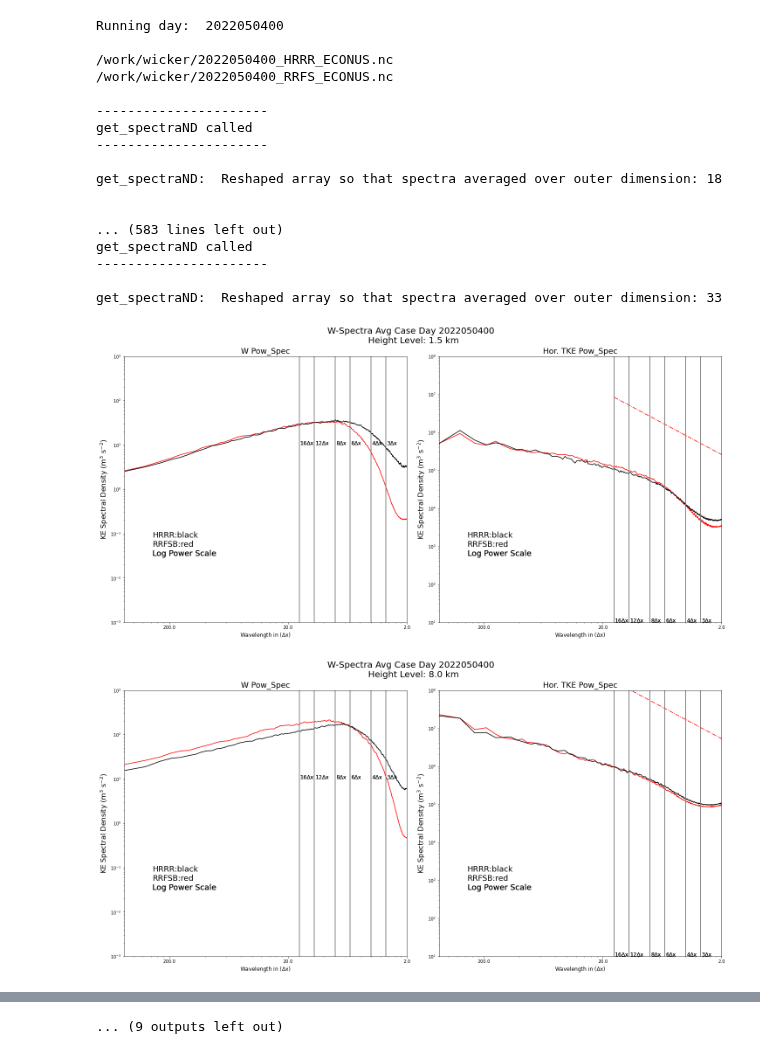
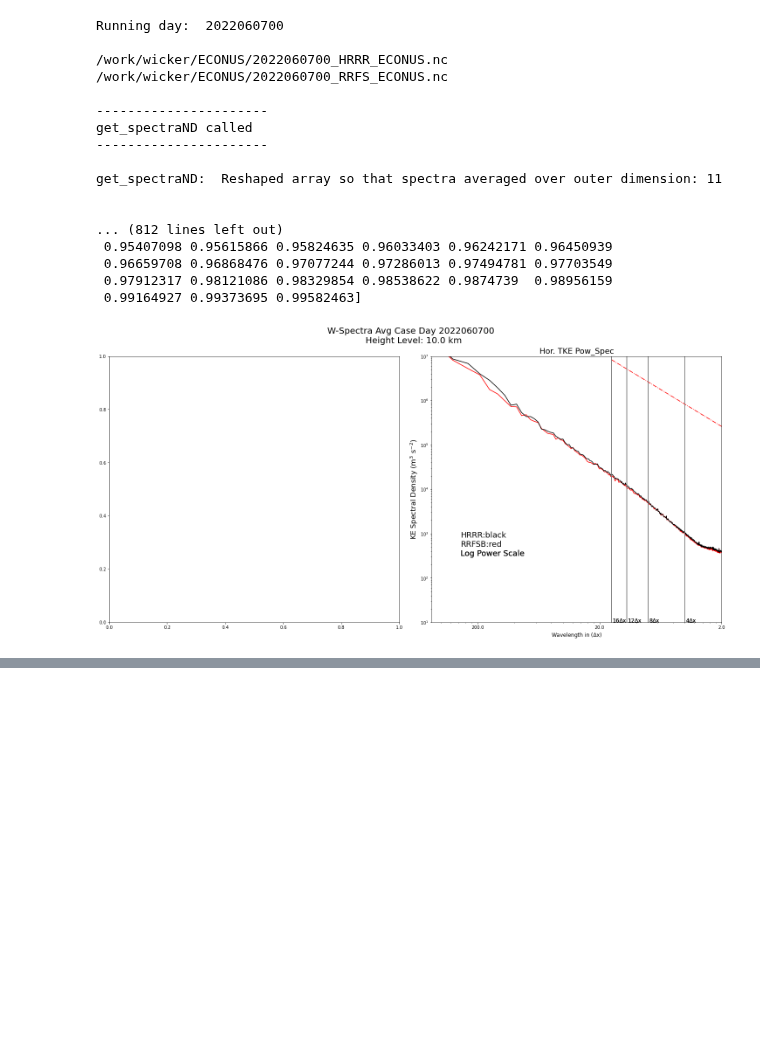
Before and after one commit to louiswicker/CAM_analysis_tools, a Jupyter notebook: real_cases/w_spectra_Spring2022.ipynb, the cells around one changed output, grey strips where cells are left out. Cells and saved outputs as stored; diff of their text form; code cells hidden in the pictures; blank space fills up the shorter version.

Commit message:
Updated a lot of code, especially the py_spectra code

```diff
--- a/real_cases/w_spectra_Spring2022.ipynb
+++ b/real_cases/w_spectra_Spring2022.ipynb
@@ -124,6 +25,8 @@ def open_mfdataset_list(data_dir, pattern, debug=False):
 # %%
 #-----------------------------------------------------------------
 def run_spectral_analysis(in_dir, out_dir, day):
+
+    analysis_levels  = [34]
 
     hrrr_file  = str(os.path.join(in_dir, "%s_HRRR_ECONUS.nc" % day))
     rrfs_file = str(os.path.join(in_dir, "%s_RRFS_ECONUS.nc" % day))
@@ -136,13 +39,15 @@ def run_spectral_analysis(in_dir, out_dir, day):
     hrrr = xr.open_dataset(hrrr_file)
     rrfs = xr.open_dataset(rrfs_file)
 
+    zlevels = hrrr.z
+
     # Loop over the analy_klevels to create multiple plots
 
     for k in analysis_levels:
 
         # these five levels are averaged together
 
-        klevels = [k-1, k, k+1]
+        klevels = [k]
 
         # Convert to numpy arrays, fill in zeros, compute horizontal TKE.
 
@@ -150,74 +55,70 @@ def run_spectral_analysis(in_dir, out_dir, day):
         hrrr_v = np.nan_to_num(hrrr.v_interp.isel(nz=klevels).values).astype('float64')
         hrrr_w = np.nan_to_num(hrrr.w_interp.isel(nz=klevels).values).astype('float64')
 
-        hrrr_tke2 = 0.5*(hrrr_u**2 + hrrr_v**2)
-
         rrfs_u = np.nan_to_num(rrfs.u_interp.isel(nz=klevels).values).astype('float64')
         rrfs_v = np.nan_to_num(rrfs.v_interp.isel(nz=klevels).values).astype('float64')
         rrfs_w = np.nan_to_num(rrfs.w_interp.isel(nz=klevels).values).astype('float64')
-
-        rrfs_tke2 = 0.5*(rrfs_u**2 + rrfs_v**2)
 
         # Compute spectra...
 
         fig = plt.figure(constrained_layout=True,figsize=(20,10))
 
-        ylim    = [0.001,1.0e3]
+        ylim    = [0.1,1.0e4]
         axis    = 0
         func    = get_spectra2D_POWSPEC
-        func    = get_spectra2D_AVG
         PSonly  = True
 
         gs = gridspec.GridSpec(1, 2, figure=fig)
 
         ax1 = fig.add_subplot(gs[0, 0])
 
-        plot_spectra(rrfs_w, func=func, axis=axis, ax=[ax1], legend='', PScolor='r', ylim=ylim, LinsborgSlope=False, PSonly=PSonly)
-        plot_spectra(hrrr_w,  func=func, axis=axis, ax=[ax1], legend='HRRR:black\nRRFSB:red', ptitle = 'W Pow_Spec', ylim=ylim, PSonly=PSonly)
+        # plot_spectra(rrfs_w, func=func, axis=axis, ax=[ax1], legend='', PScolor='r', ylim=ylim, LinsborgSlope=False, PSonly=PSonly)
+        # plot_spectra(hrrr_w, func=func, axis=axis, ax=[ax1], legend='NEW HRRR:black\nNEw RRFSB:red', ptitle = 'W Pow_Spec', ylim=ylim, PSonly=PSonly)
 
         ax1 = fig.add_subplot(gs[0, 1])
-        ylim = [10.,1.0e8]
+        ylim = [1.0e1,1.0e7]
 
-        plot_spectra(rrfs_tke2, func=func, axis=axis, ax=[ax1], legend='', PScolor='r', ylim=ylim, LinsborgSlope=True, PSonly=PSonly)
-        plot_spectra(hrrr_tke2,  func=func, axis=axis, ax=[ax1], legend='HRRR:black\nRRFSB:red', ptitle = 'Hor. TKE Pow_Spec', ylim=ylim, PSonly=PSonly)
+        plot_spectra(rrfs_u, varray=rrfs_v, func=func, axis=axis, ax=[ax1], legend='', PScolor='r', ylim=ylim, LinsborgSlope=True, PSonly=PSonly)
+        plot_spectra(hrrr_u, varray=hrrr_v, func=func, axis=axis, ax=[ax1], legend='HRRR:black\nRRFSB:red', ptitle = 'Hor. TKE Pow_Spec', ylim=ylim, PSonly=PSonly)
 
         plt.suptitle("W-Spectra Avg Case Day %s \n Height Level: %3.1f km" % (day, zlevels[k]/1000.), fontsize=20)
 
         plt.savefig("%s/%s_%s_%3.1fkm.png" % (out_dir, day, 'W_KE_Spectra', zlevels[k]/1000.),bbox_inches='tight', dpi=300)
 # %%
-in_dir  = "/work/wicker"
+in_dir  = "/work/wicker/ECONUS"
 out_dir = "/work/wicker/CAM_analysis_tools/2022_spectra"
 case_days = ["2022050400",
             "2022051200",
             "2022051400",
             "2022051500",
             "2022051900",
             "2022052300",
             "2022052400",
             "2022052700",
             "2022053000",
             "2022060700"]
 
+case_days = ["2022060700"]
+
 for d in case_days:
     print("Running day:  %s\n" % d)
     ret = run_spectral_analysis(in_dir, out_dir, d)
 # %% [output]
-Running day:  2022050400
+Running day:  2022060700
 
-/work/wicker/2022050400_HRRR_ECONUS.nc
-/work/wicker/2022050400_RRFS_ECONUS.nc
+/work/wicker/ECONUS/2022060700_HRRR_ECONUS.nc
+/work/wicker/ECONUS/2022060700_RRFS_ECONUS.nc
 
 ----------------------
 get_spectraND called
 ----------------------
 
-get_spectraND:  Reshaped array so that spectra averaged over outer dimension: 18
+get_spectraND:  Reshaped array so that spectra averaged over outer dimension: 11
 
 
-... (583 lines left out)
-get_spectraND called
-----------------------
-
-get_spectraND:  Reshaped array so that spectra averaged over outer dimension: 33
+... (812 lines left out)
+ 0.95407098 0.95615866 0.95824635 0.96033403 0.96242171 0.96450939
+ 0.96659708 0.96868476 0.97077244 0.97286013 0.97494781 0.97703549
+ 0.97912317 0.98121086 0.98329854 0.98538622 0.9874739  0.98956159
+ 0.99164927 0.99373695 0.99582463]
-[figure, old version]
+[figure, new version]
-[figure, removed]
@@ -233,3 +125,2 @@ get_spectraND:  Reshaped array so that spectra averaged over outer dimension: 33
-... (9 outputs left out)
 # %%
 import matplotlib.ticker as mticker
```
Also changed, not shown: parts of 4 cells of this notebook, 6 other files.
